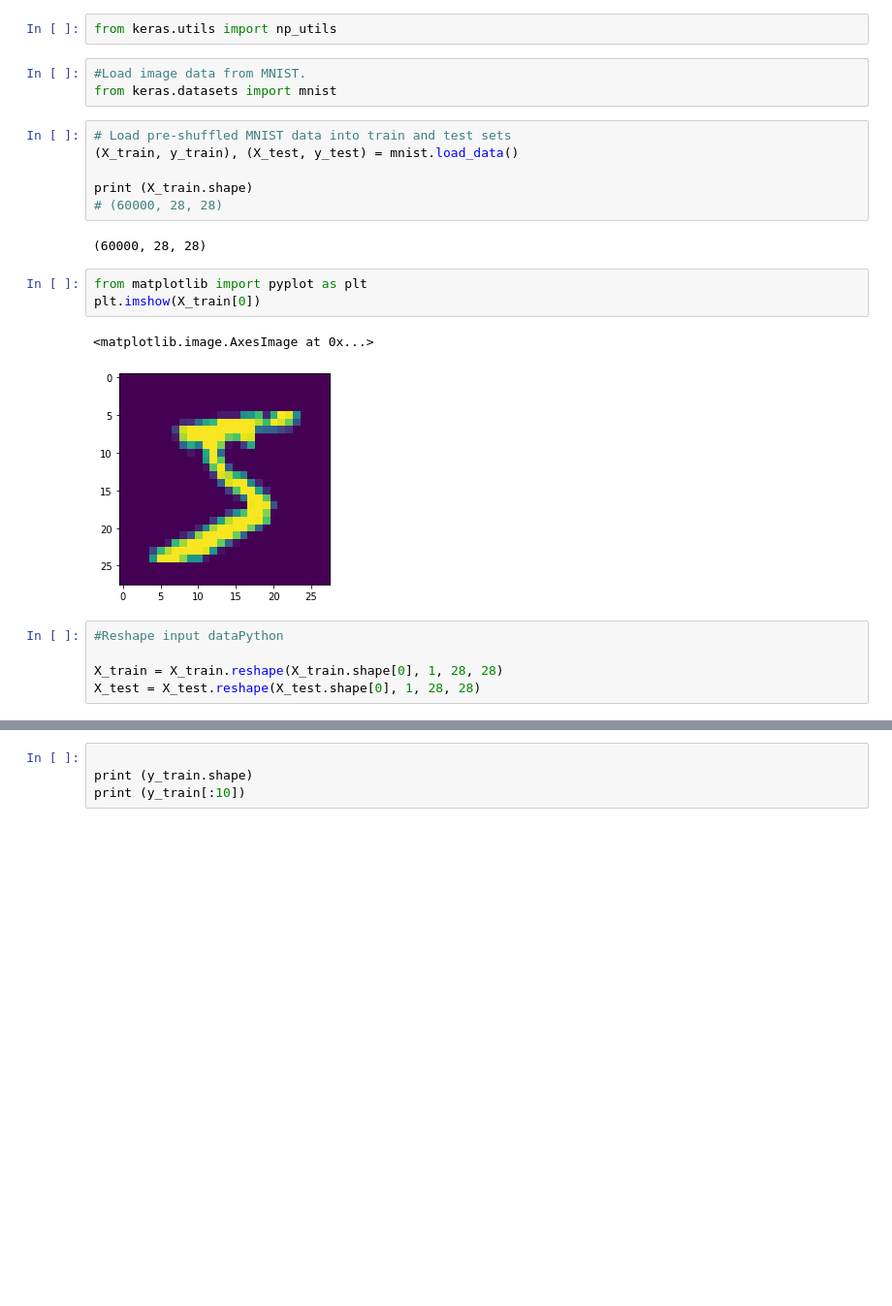
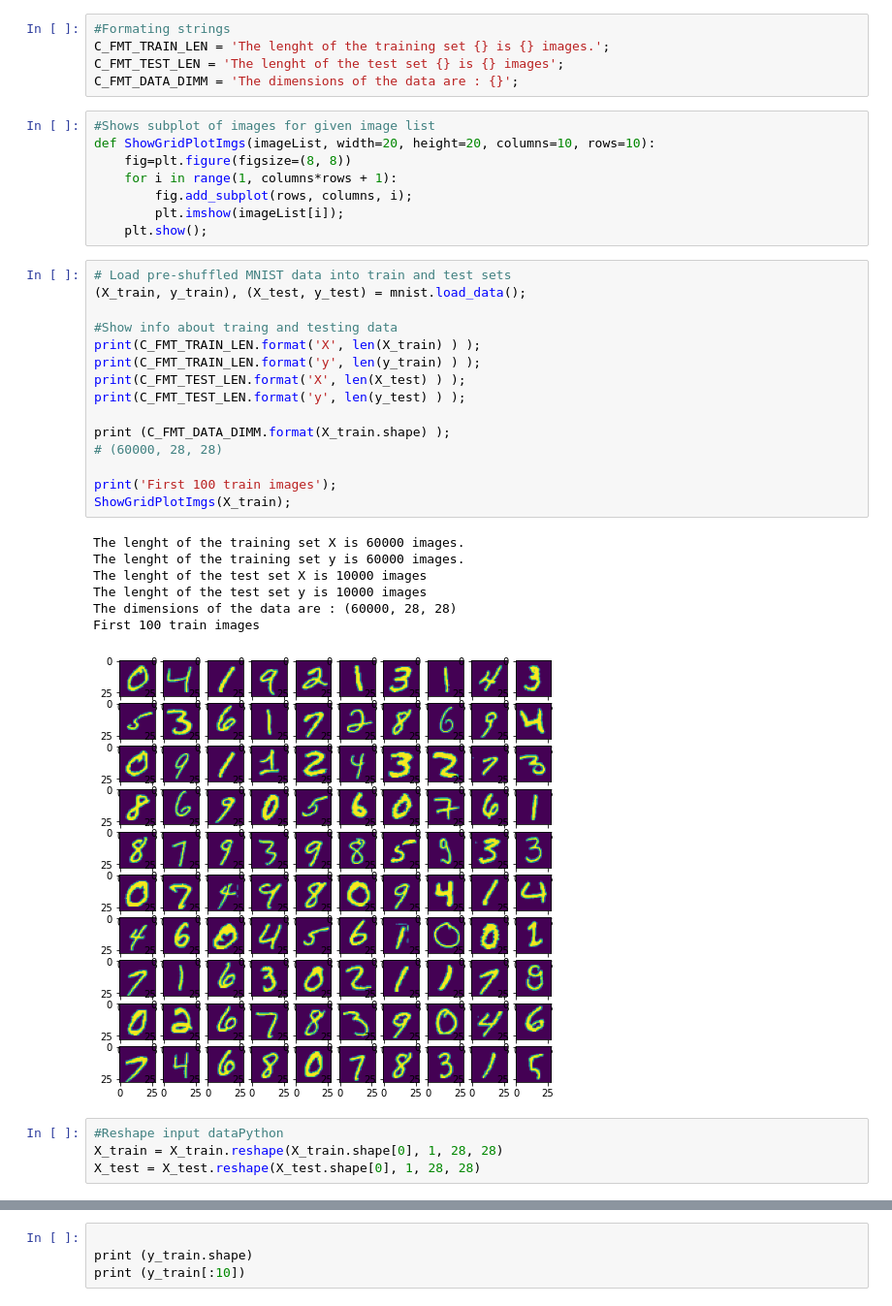
Before and after one commit to Kristijan10048/PythonTutorials, a Jupyter notebook: Python/Machine learning/notbooks/Keras_Tutorial.ipynb, the cells around one changed output, grey strips where cells are left out. Shown: that part at 97% size. Saved outputs shown, nothing was run; the diff lists cells and outputs as text; blank space fills up the shorter version.

```diff
--- a/Python/Machine learning/notbooks/Keras_Tutorial.ipynb
+++ b/Python/Machine learning/notbooks/Keras_Tutorial.ipynb
@@ -15,25 +23,41 @@ Using TensorFlow backend.
-# %%
-from keras.utils import np_utils
-# %%
-#Load image data from MNIST.
-from keras.datasets import mnist
+# %%
+#Formating strings
+C_FMT_TRAIN_LEN = 'The lenght of the training set {} is {} images.';
+C_FMT_TEST_LEN = 'The lenght of the test set {} is {} images';
+C_FMT_DATA_DIMM = 'The dimensions of the data are : {}';
+# %%
+#Shows subplot of images for given image list
+def ShowGridPlotImgs(imageList, width=20, height=20, columns=10, rows=10):
+    fig=plt.figure(figsize=(8, 8))
+    for i in range(1, columns*rows + 1):
+        fig.add_subplot(rows, columns, i);
+        plt.imshow(imageList[i]);
+    plt.show();
 # %%
 # Load pre-shuffled MNIST data into train and test sets
-(X_train, y_train), (X_test, y_test) = mnist.load_data()
+(X_train, y_train), (X_test, y_test) = mnist.load_data();
 
-print (X_train.shape)
+#Show info about traing and testing data
+print(C_FMT_TRAIN_LEN.format('X', len(X_train) ) );
+print(C_FMT_TRAIN_LEN.format('y', len(y_train) ) );
+print(C_FMT_TEST_LEN.format('X', len(X_test) ) );
+print(C_FMT_TEST_LEN.format('y', len(y_test) ) );
+
+print (C_FMT_DATA_DIMM.format(X_train.shape) );
 # (60000, 28, 28)
+
+print('First 100 train images');
+ShowGridPlotImgs(X_train);
 # %% [output]
-(60000, 28, 28)
+The lenght of the training set X is 60000 images.
+The lenght of the training set y is 60000 images.
+The lenght of the test set X is 10000 images
+The lenght of the test set y is 10000 images
+The dimensions of the data are : (60000, 28, 28)
+First 100 train images
+[figure, added]
-# %%
-from matplotlib import pyplot as plt
-plt.imshow(X_train[0])
-# %% [output]
-<matplotlib.image.AxesImage at 0x...>
-[figure, removed]
 # %%
 #Reshape input dataPython
-
 X_train = X_train.reshape(X_train.shape[0], 1, 28, 28)
 X_test = X_test.reshape(X_test.shape[0], 1, 28, 28)
 # %%
```
Also changed, not shown: parts of 12 cells of this notebook, 3 other files.
